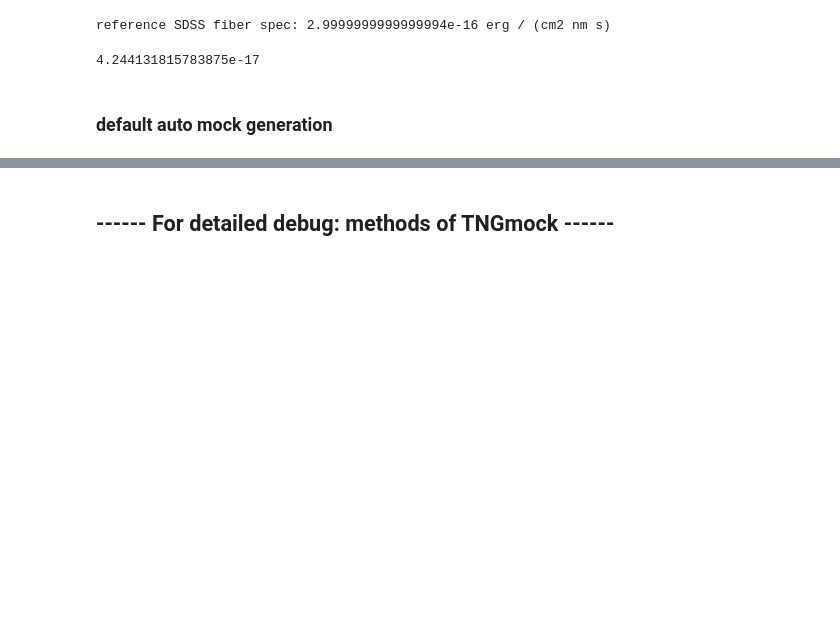
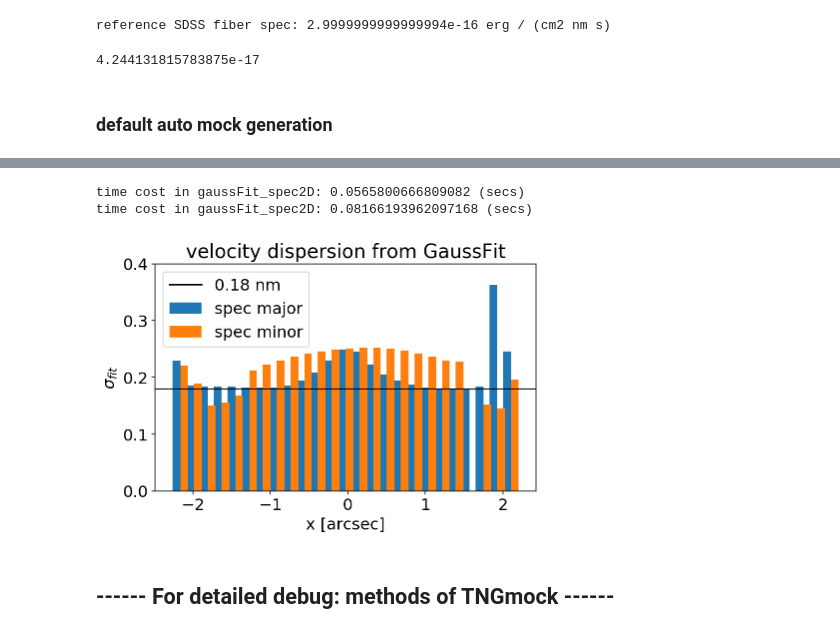
Before and after one commit to msmithUA/TNGcube, a Jupyter notebook: notebooks/[demo] TNGmock.ipynb, the cells around one changed output, grey strips where cells are left out. Cells and saved outputs as stored; diff of their text form; code cells hidden in the pictures; blank space fills up the shorter version.

```diff
--- a/notebooks/[demo] TNGmock.ipynb
+++ b/notebooks/[demo] TNGmock.ipynb
@@ -90,3 +97,35 @@ time cost in gaussFit_spec2D: 0.40186595916748047 (secs)
+# %%
+spec2D_0 = dataInfo['spec'][0].cutout(xlim=[-2.2, 2.2])
+spec2D_1 = dataInfo['spec'][1].cutout(xlim=[-2.2, 2.2])
+cenL0, amp0, sigma0 = spec2D_0.GF.fit_spec2D()
+cenL1, amp1, sigma1 = spec2D_1.GF.fit_spec2D()
+
+dj=3
+x = spec2D_1.spaceGrid[::dj]
+width = 0.1  # the width of the bars
+
+fig, ax = plt.subplots(figsize=(6.5, 4.5))
+bar0 = ax.bar(x - width/2, sigma0[::dj], width, label='spec major')
+bar1 = ax.bar(x + width/2, sigma1[::dj], width, label='spec minor')
+
+ax.axhline(y=0.18, color='k', label='0.18 nm')
+
+# Add some text for labels, title and custom x-axis tick labels, etc.
+ax.set_ylabel('$\sigma_{fit}$')
+ax.set_title('velocity dispersion from GaussFit')
+
+ax.set_xlabel('x [arcsec]')
+
+ax.set_ylim([0., 0.4])
+ax.legend()
+
+fig.tight_layout()
+
+plt.show()
+# %% [output]
+time cost in gaussFit_spec2D: 0.0565800666809082 (secs)
+time cost in gaussFit_spec2D: 0.08166193962097168 (secs)
+[figure, added]
 # %%
 #plot_image( data_info['image'].array, spaceGrid=data_info['spaceGrid'], xlim=[-2.8, 2.8])
 
```
Also changed, not shown: parts of 9 cells of this notebook, 2 other files.
